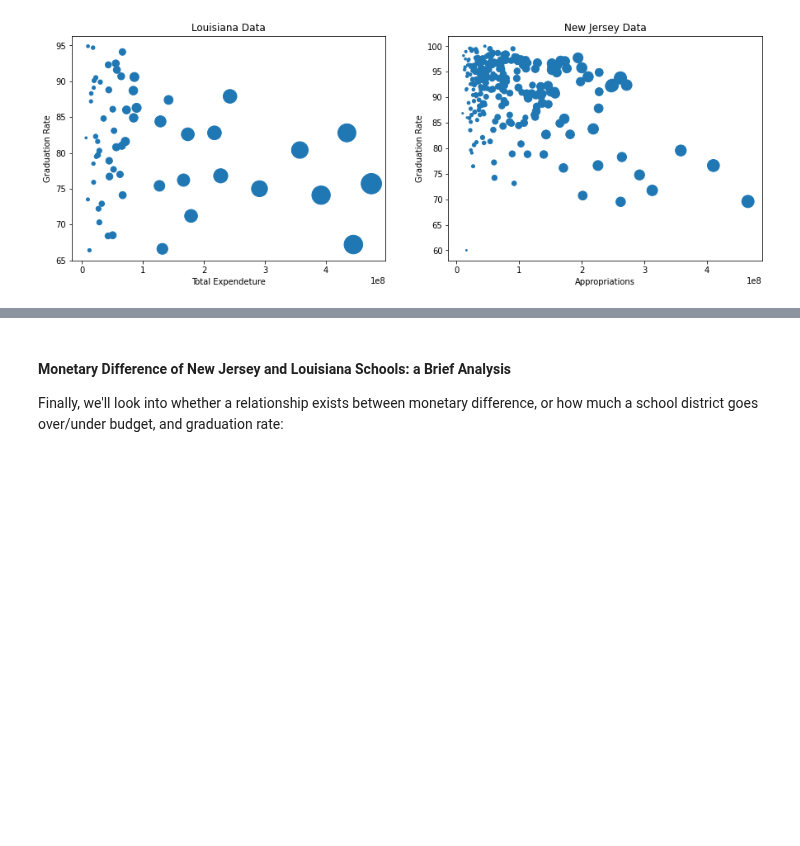
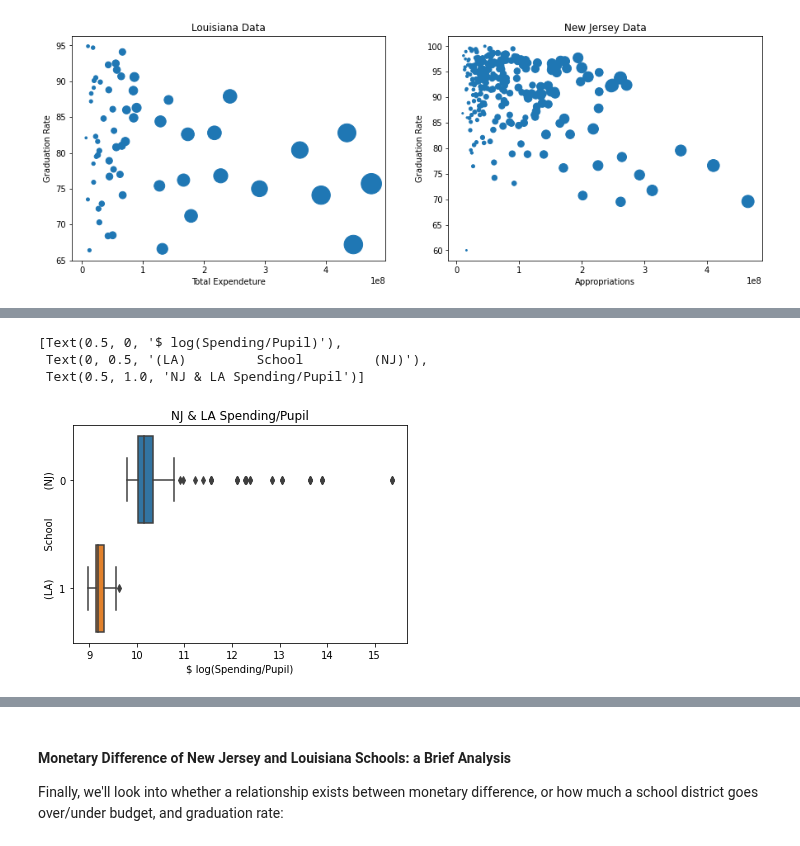
Before and after one commit to NickOuellet/NickOuellet.github.io, a Jupyter notebook: Final_Tutorial.ipynb, the cells around one changed output, grey strips where cells are left out. Cells and saved outputs as stored; diff of their text form; code cells hidden in the pictures; blank space fills up the shorter version.

```diff
--- a/Final_Tutorial.ipynb
+++ b/Final_Tutorial.ipynb
@@ -657,0 +660,5 @@ Before the investigation, the team expected to find evidence for a positive corr
+# %%
+nj_finances["spend/pupil"] = nj_finances["Appropriations"] / nj_finances["Enrollment"]
+la_df["spend/pupil"] = la_df["Total Expendeture"] / la_df["Total Students"]
+print("Avg NJ spending/pupil ", nj_finances["spend/pupil"].mean())
+print("Avg LA spending/pupil ", la_df["spend/pupil"].mean())
@@ -657,0 +672,14 @@ Before the investigation, the team expected to find evidence for a positive corr
+# %%
+la_spp_log = np.log(la_df["spend/pupil"])
+nj_spp_log = np.log(nj_finances["spend/pupil"])
+
+sns.boxplot(data=[nj_spp_log, la_spp_log], orient="h").set(
+    xlabel='$ log(Spending/Pupil)',
+    ylabel='(LA)         School         (NJ)',
+    title="NJ & LA Spending/Pupil"
+)
+# %% [output]
+[Text(0.5, 0, '$ log(Spending/Pupil)'),
+ Text(0, 0.5, '(LA)         School         (NJ)'),
+ Text(0.5, 1.0, 'NJ & LA Spending/Pupil')]
+[figure, added]
```
Also changed, not shown: parts of 9 cells of this notebook, 2 other files.
